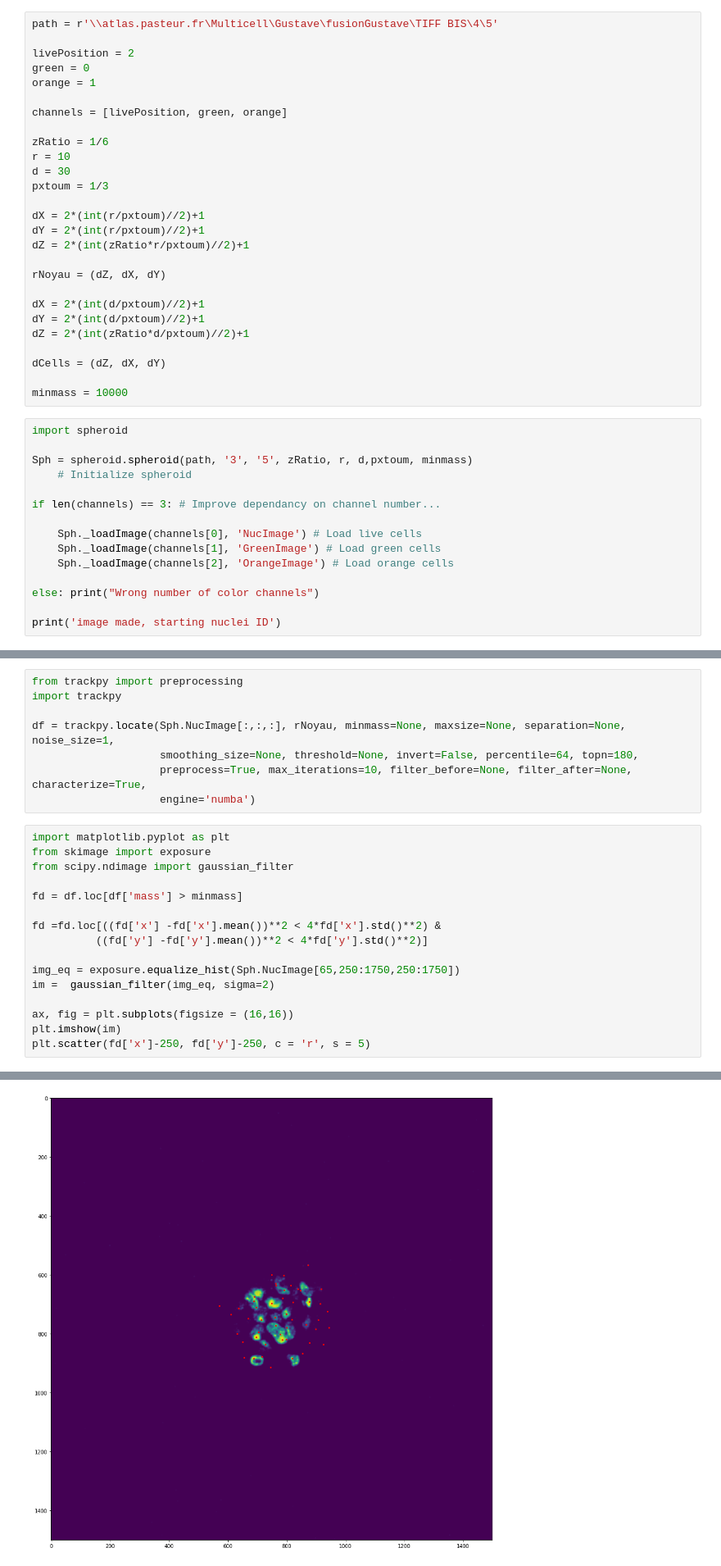
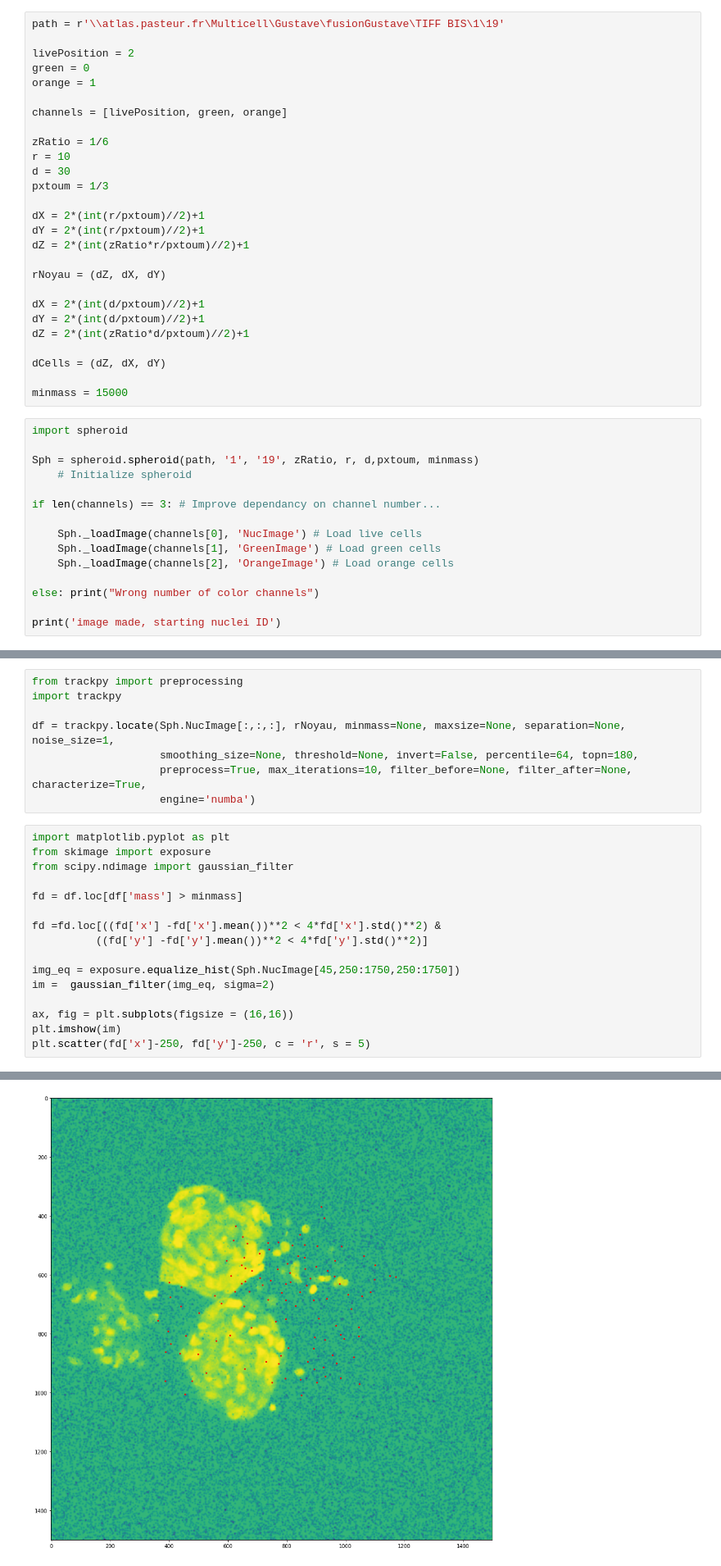
Before and after one commit to gronteix/3D-Segmentation-Sebastien, a Jupyter notebook: UtilityNotebook.ipynb, the cells around one changed output, grey strips where cells are left out. Shown at 82% size. Drawn from its saved outputs; the diff is of its cells as text.

```diff
--- a/UtilityNotebook.ipynb
+++ b/UtilityNotebook.ipynb
@@ -12,7 +12,7 @@ The following notebook is an analysis notebook. It has been conceived to order a
 # %% [markdown]
 These cells are to be used as fitting parameters for the cell
 # %%
-path = r'\\atlas.pasteur.fr\Multicell\Gustave\fusionGustave\TIFF BIS\4\5'
+path = r'\\atlas.pasteur.fr\Multicell\Gustave\fusionGustave\TIFF BIS\1\19'
 
 livePosition = 2
 green = 0
@@ -37,11 +37,11 @@ dZ = 2*(int(zRatio*d/pxtoum)//2)+1
 
 dCells = (dZ, dX, dY)
 
-minmass = 10000
+minmass = 15000
 # %%
 import spheroid
 
-Sph = spheroid.spheroid(path, '3', '5', zRatio, r, d,pxtoum, minmass)
+Sph = spheroid.spheroid(path, '1', '19', zRatio, r, d,pxtoum, minmass)
     # Initialize spheroid
 
 if len(channels) == 3: # Improve dependancy on channel number...
@@ -66,22 +66,22 @@ df = trackpy.locate(Sph.NucImage[:,:,:], rNoyau, minmass=None, maxsize=None, sep
 # %%
 import matplotlib.pyplot as plt
 from skimage import exposure
 from scipy.ndimage import gaussian_filter
 
 fd = df.loc[df['mass'] > minmass]
 
 fd =fd.loc[((fd['x'] -fd['x'].mean())**2 < 4*fd['x'].std()**2) &
           ((fd['y'] -fd['y'].mean())**2 < 4*fd['y'].std()**2)]
 
-img_eq = exposure.equalize_hist(Sph.NucImage[65,250:1750,250:1750])
+img_eq = exposure.equalize_hist(Sph.NucImage[45,250:1750,250:1750])
 im =  gaussian_filter(img_eq, sigma=2)
 
 ax, fig = plt.subplots(figsize = (16,16))
 plt.imshow(im)
 plt.scatter(fd['x']-250, fd['y']-250, c = 'r', s = 5)
 # %% [output]
 <matplotlib.collections.PathCollection at 0x...>
-[figure, old version]
+[figure, new version]
 # %% [markdown]
 ### Processing
 
```
Also changed, not shown: parts of 23 cells of this notebook, 3 other files.
